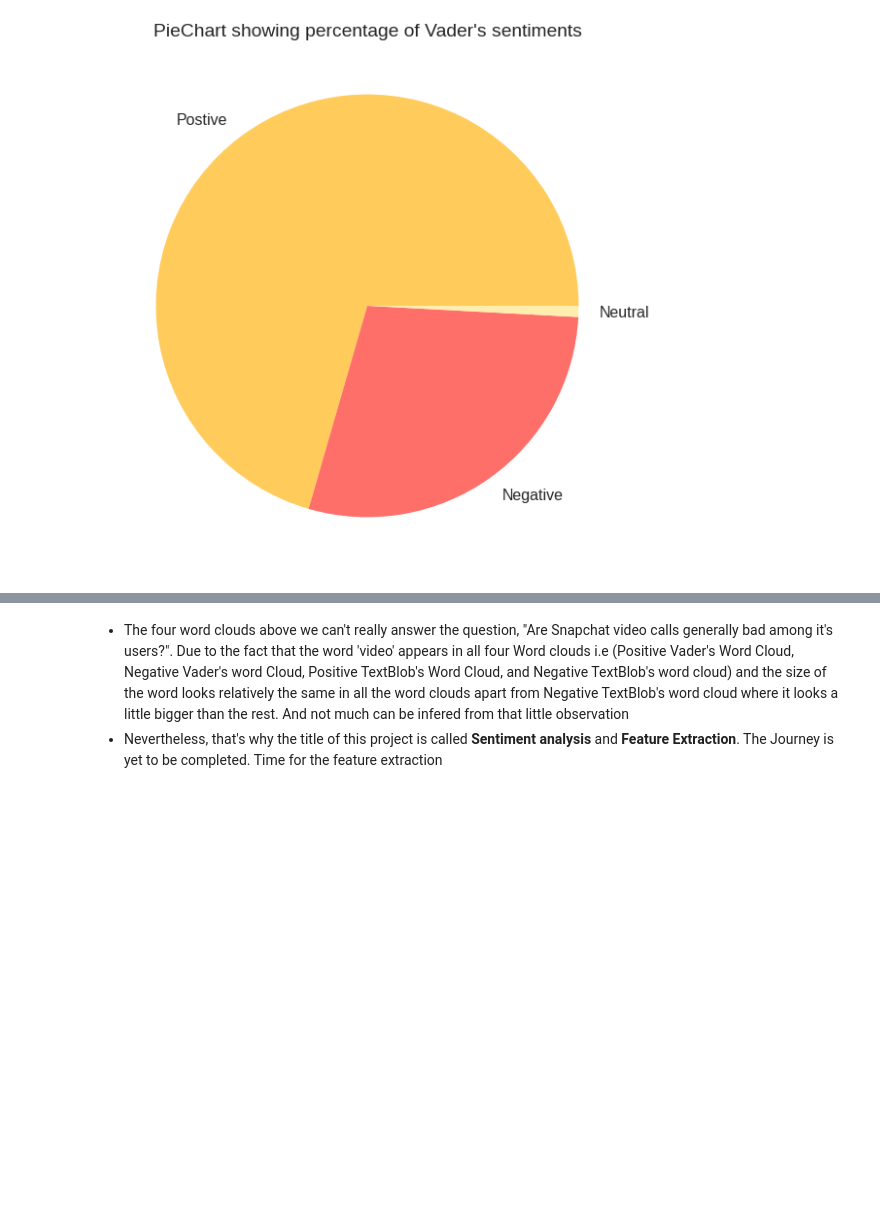
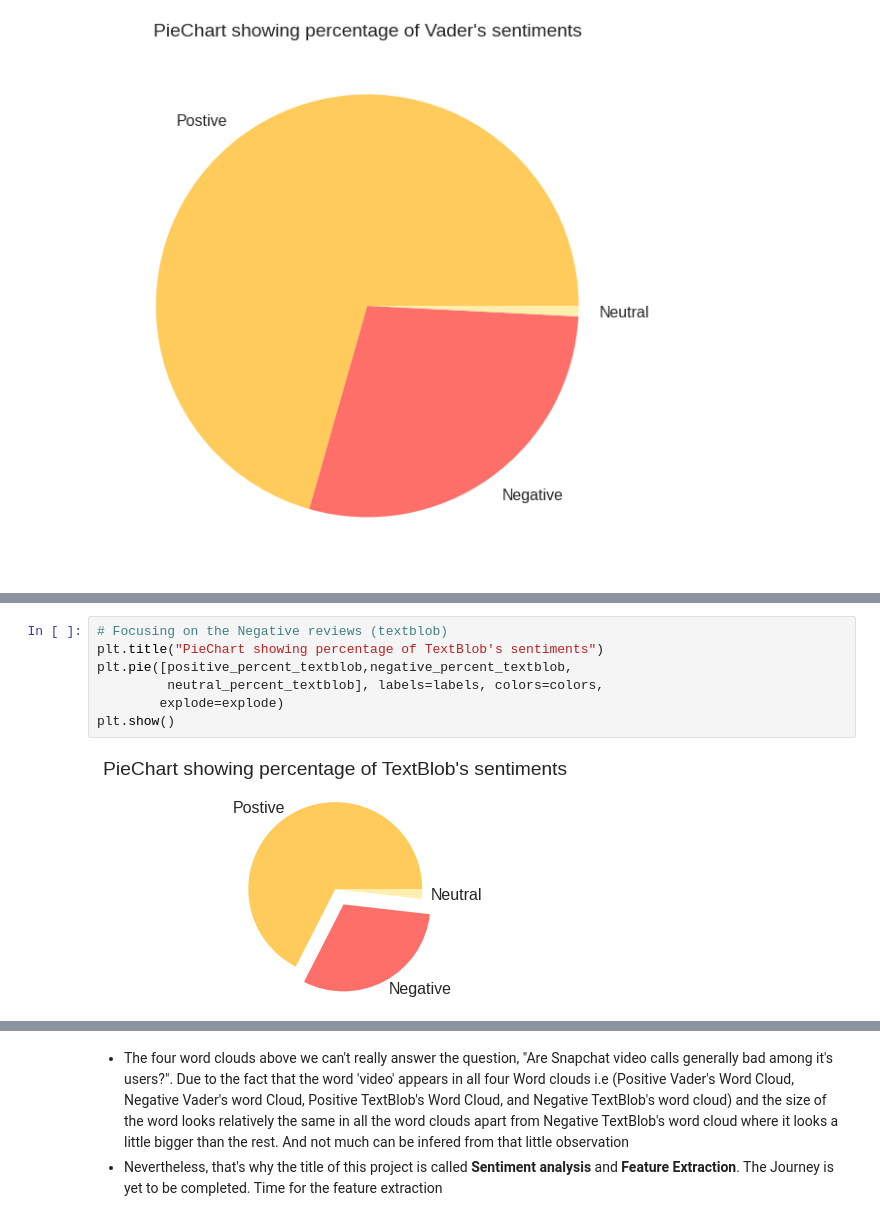
Before and after one commit to kingtroga/SnapChat_Reviews_Sentiment_Analysis_and_Feature_Extraction_using_Python, a Jupyter notebook: Sentiment_analyis_of_Snapchat_reviews.ipynb, the cells around one changed output, grey strips where cells are left out. Saved outputs shown, nothing was run; the diff lists cells and outputs as text; blank space fills up the shorter version.

```diff
--- a/Sentiment_analyis_of_Snapchat_reviews.ipynb
+++ b/Sentiment_analyis_of_Snapchat_reviews.ipynb
@@ -438 +475,10 @@ plt.show()
+# %%
+# Focusing on the Negative reviews (textblob)
+plt.title("PieChart showing percentage of TextBlob's sentiments")
+plt.pie([positive_percent_textblob,negative_percent_textblob,
+         neutral_percent_textblob], labels=labels, colors=colors,
+        explode=explode)
+plt.show()
+# %% [output]
+[figure, added]
 # %%
```
Also changed, not shown: parts of 56 cells of this notebook.
